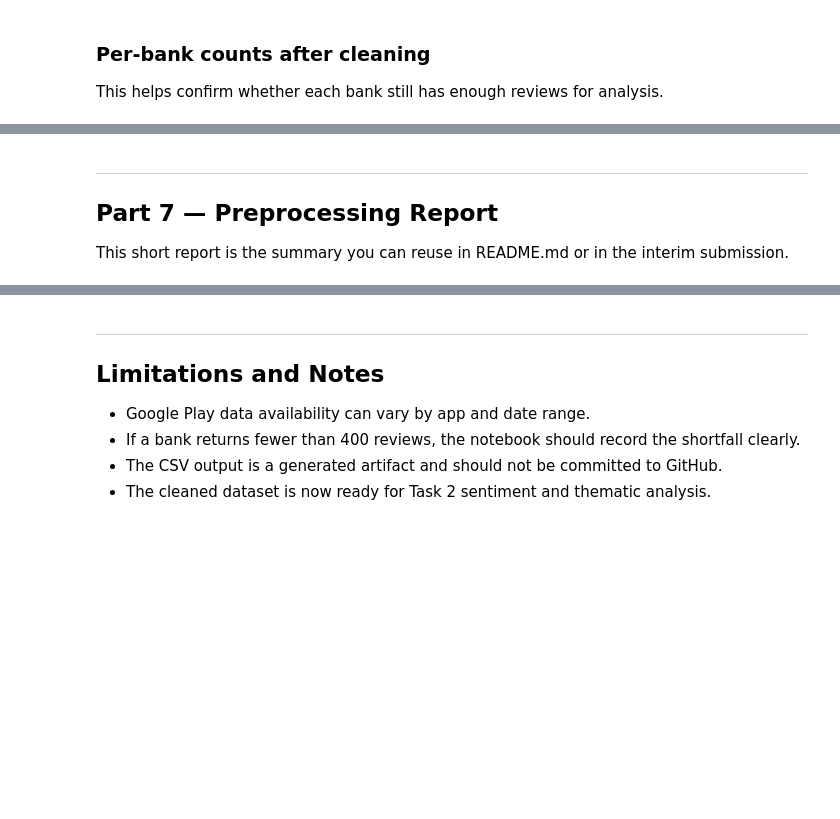
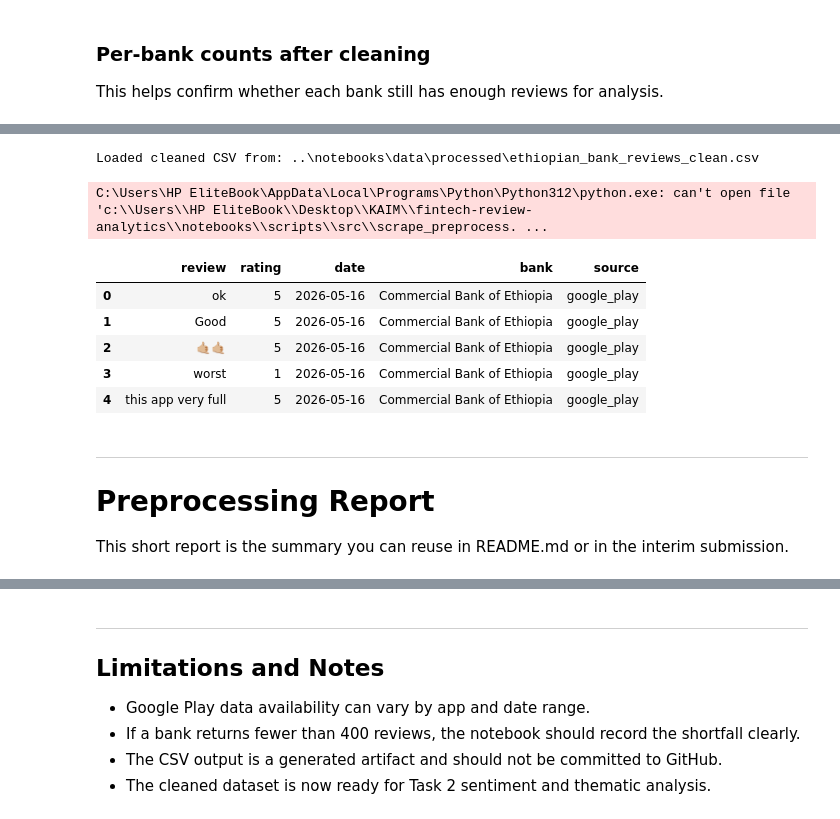
Before and after one commit to sosena2/fintech-review-analytics, a Jupyter notebook: notebooks/task1_scraping_preprocessing.ipynb, the cells around one changed output, grey strips where cells are left out. Saved outputs shown, nothing was run; the diff lists cells and outputs as text; code cells hidden in the pictures; blank space fills up the shorter version.

```diff
--- a/notebooks/task1_scraping_preprocessing.ipynb
+++ b/notebooks/task1_scraping_preprocessing.ipynb
@@ -343,6 +349,39 @@ Final columns: ['review', 'rating', 'date', 'bank', 'source']
+# %%
+# Run the standalone scraper (from repository root).
+# Use --force to overwrite an existing cleaned CSV.
+!python scripts/src/scrape_preprocess.py --output notebooks/data/processed/ethiopian_bank_reviews_clean.csv --count 500 --force
+
+# Reload the produced cleaned CSV into the notebook environment using multiple candidate paths
+from pathlib import Path
+import pandas as pd
+candidates = [
+    Path('notebooks/data/processed/ethiopian_bank_reviews_clean.csv'),
+    Path('../notebooks/data/processed/ethiopian_bank_reviews_clean.csv'),
+    Path('data/processed/ethiopian_bank_reviews_clean.csv'),
+    Path('..') / 'data' / 'processed' / 'ethiopian_bank_reviews_clean.csv',
+]
+found = None
+for p in candidates:
+    if p.exists():
+        found = p
+        break
+if not found:
+    raise FileNotFoundError(f'Cleaned CSV not found in any candidate path: {candidates}')
+df = pd.read_csv(found)
+print(f'Loaded cleaned CSV from: {found}')
+df.head()
+# %% [output]
+Loaded cleaned CSV from: ..\notebooks\data\processed\ethiopian_bank_reviews_clean.csv
+C:\Users\HP EliteBook\AppData\Local\Programs\Python\Python312\python.exe: can't open file 'c:\\Users\\HP EliteBook\\Desktop\\KAIM\\fintech-review-analytics\\notebooks\\scripts\\src\\scrape_preprocess. ...
+|  | review | rating | date | bank | source |
+| 0 | ok | 5 | 2026-05-16 | Commercial Bank of Ethiopia | google_play |
+| 1 | Good | 5 | 2026-05-16 | Commercial Bank of Ethiopia | google_play |
+| 2 | 🤙🏼🤙🏼 | 5 | 2026-05-16 | Commercial Bank of Ethiopia | google_play |
+| 3 | worst | 1 | 2026-05-16 | Commercial Bank of Ethiopia | google_play |
+| 4 | this app very full | 5 | 2026-05-16 | Commercial Bank of Ethiopia | google_play |
 # %% [markdown]
 ---
-## Part 7 — Preprocessing Report
+# Preprocessing Report
 
 This short report is the summary you can reuse in README.md or in the interim submission.
 # %%
```
Also changed, not shown: parts of 16 cells of this notebook, 2 other files.
